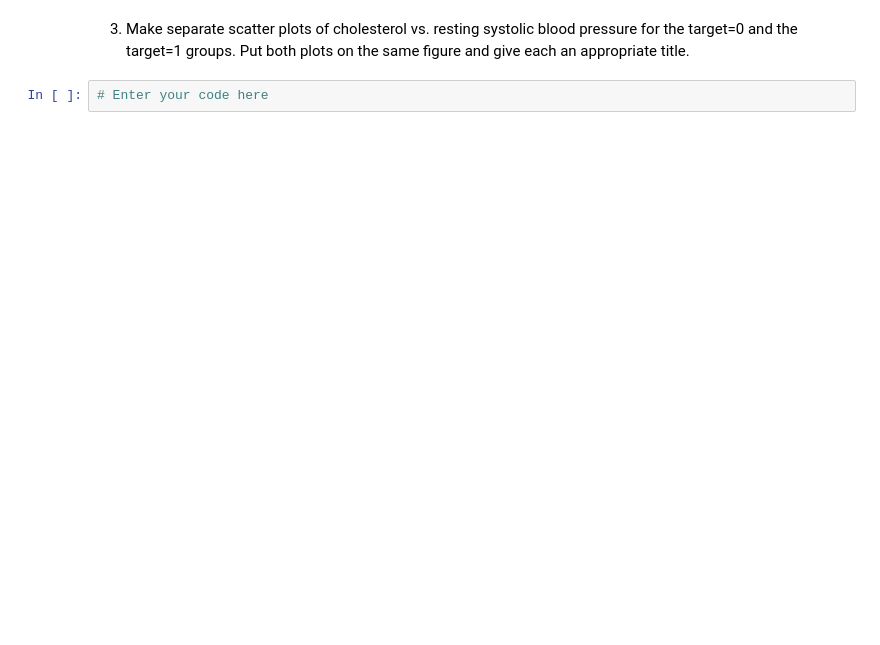
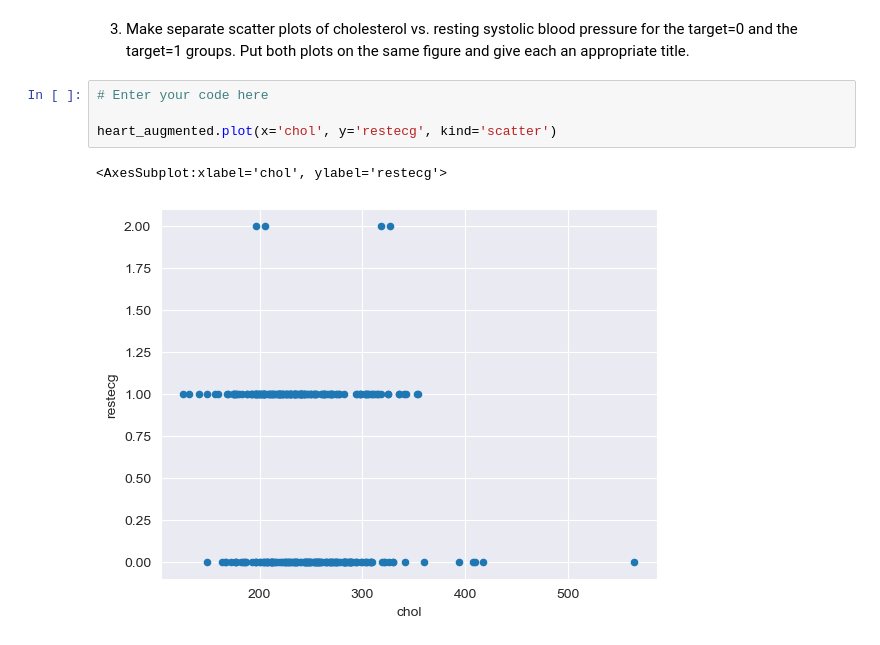
Before and after one commit to janayachristine/DS311-PythonLab-Assignments, a Jupyter notebook: Python-Exercise-2/Python_Lab_Exercise_2.ipynb, the cells around one changed output. Saved outputs shown, nothing was run; the diff lists cells and outputs as text; blank space fills up the shorter version.

```diff
--- a/Python-Exercise-2/Python_Lab_Exercise_2.ipynb
+++ b/Python-Exercise-2/Python_Lab_Exercise_2.ipynb
@@ -244,3 +545,8 @@ heart_augmented.hist(column='chol');
 3. Make separate scatter plots of cholesterol vs. resting systolic blood pressure for the target=0 and the target=1 groups. Put both plots on the same figure and give each an appropriate title.
 # %%
 # Enter your code here
+
+heart_augmented.plot(x='chol', y='restecg', kind='scatter')
+# %% [output]
+<AxesSubplot:xlabel='chol', ylabel='restecg'>
+[figure, added]
```
Also changed, not shown: parts of 42 cells of this notebook, 1 other file.
